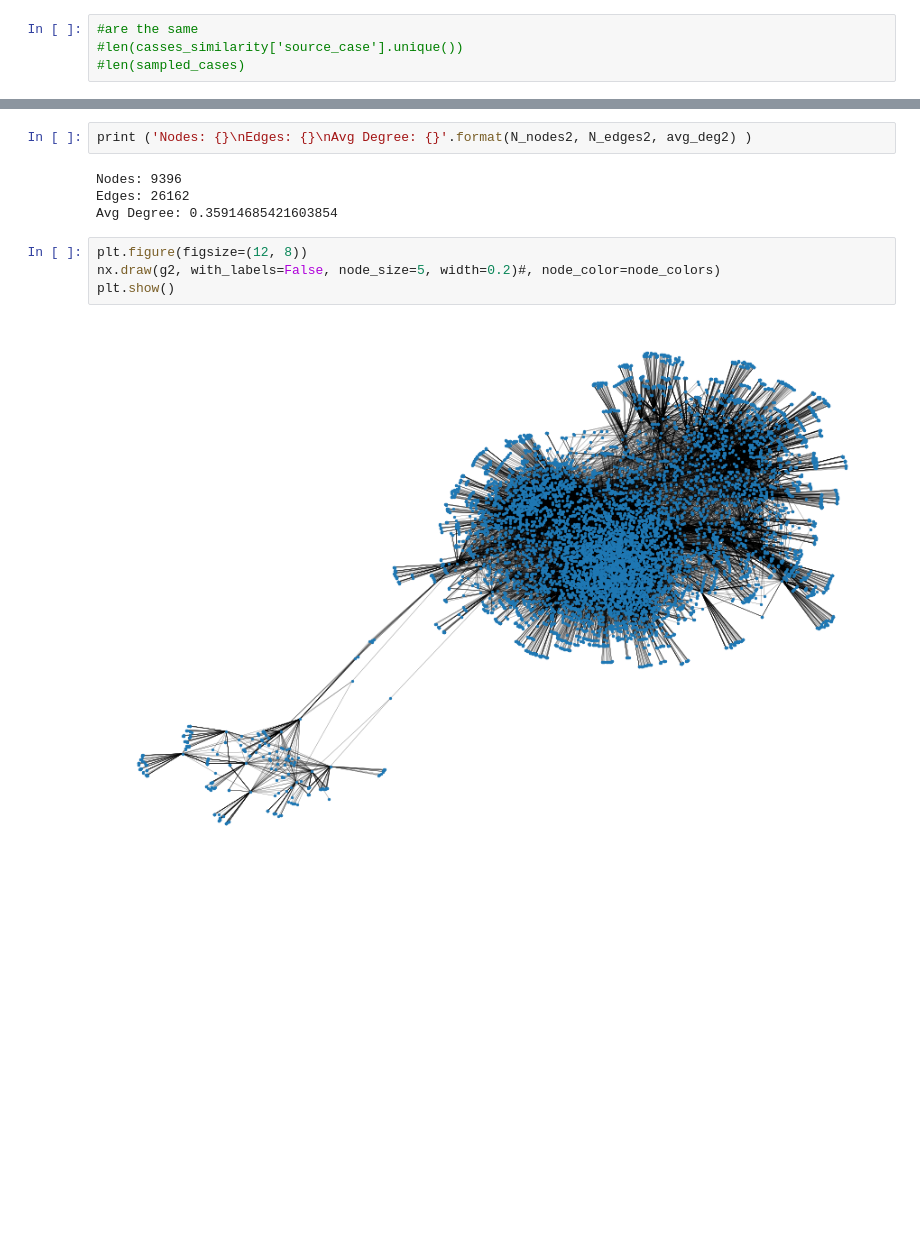
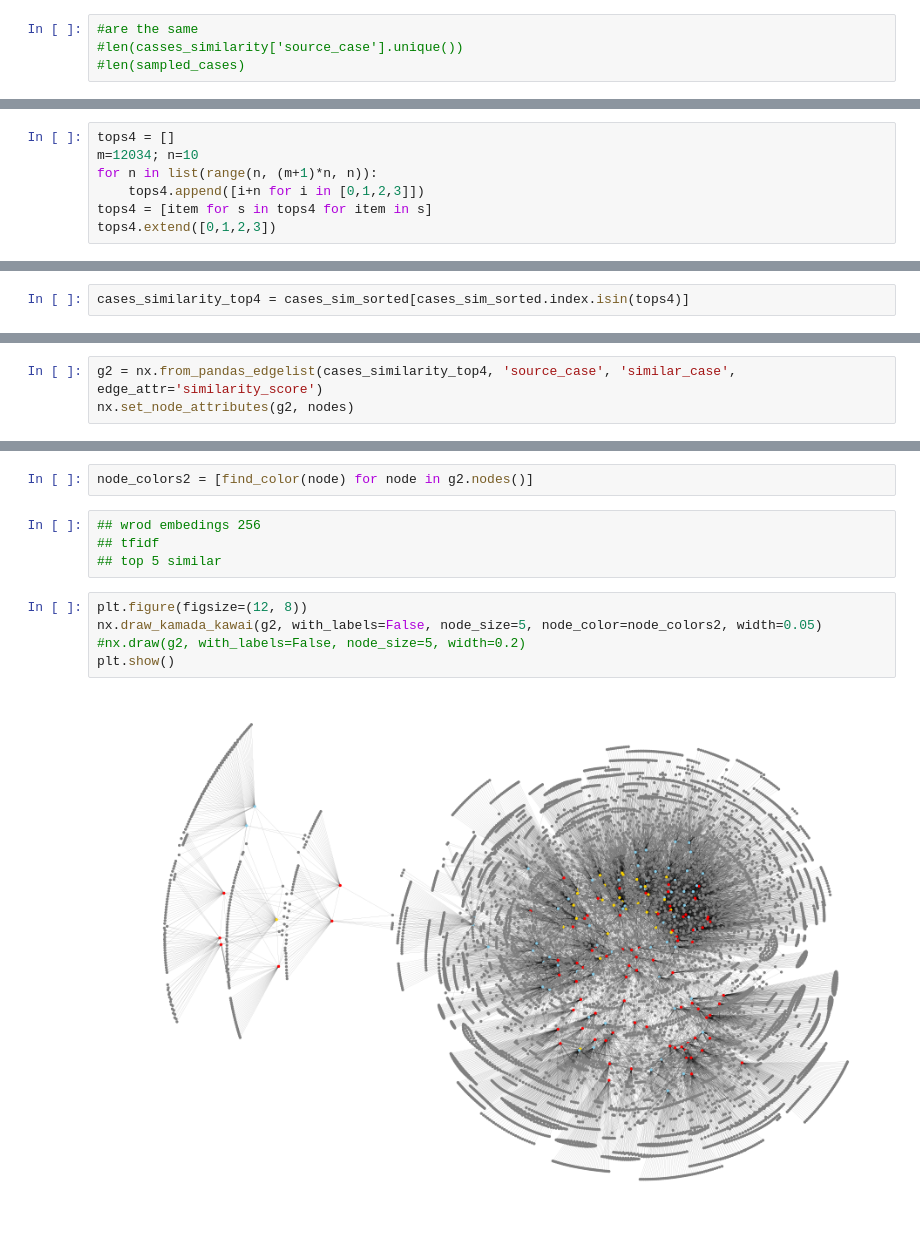
Before and after one commit to Shagunaawasthi/cjeu-court-decision-similarity, a Jupyter notebook: scripts/SetsAnalysis.ipynb, the cells around one changed output, grey strips where cells are left out. Saved outputs shown, nothing was run; the diff lists cells and outputs as text; blank space fills up the shorter version.

Commit message:
similarity graph

```diff
--- a/scripts/SetsAnalysis.ipynb
+++ b/scripts/SetsAnalysis.ipynb
@@ -123,0 +119,7 @@ Graph description
+# %%
+tops4 = []
+m=12034; n=10
+for n in list(range(n, (m+1)*n, n)):
+    tops4.append([i+n for i in [0,1,2,3]])
+tops4 = [item for s in tops4 for item in s]
+tops4.extend([0,1,2,3])
@@ -123,0 +130,2 @@ Graph description
+# %%
+cases_similarity_top4 = cases_sim_sorted[cases_sim_sorted.index.isin(tops4)]
@@ -124 +134,4 @@ Graph description
+# %%
+g2 = nx.from_pandas_edgelist(cases_similarity_top4, 'source_case', 'similar_case', edge_attr='similarity_score')
+nx.set_node_attributes(g2, nodes)
 # %%
@@ -127,12 +146,13 @@ avg_deg2 = float(N_nodes2)/N_edges2
-# %%
-print ('Nodes: {}\nEdges: {}\nAvg Degree: {}'.format(N_nodes2, N_edges2, avg_deg2) )
-# %% [output]
-Nodes: 9396
-Edges: 26162
-Avg Degree: 0.35914685421603854
+# %%
+node_colors2 = [find_color(node) for node in g2.nodes()]
+# %%
+## wrod embedings 256
+## tfidf
+## top 5 similar
 # %%
 plt.figure(figsize=(12, 8))
-nx.draw(g2, with_labels=False, node_size=5, width=0.2)#, node_color=node_colors)
+nx.draw_kamada_kawai(g2, with_labels=False, node_size=5, node_color=node_colors2, width=0.05)
+#nx.draw(g2, with_labels=False, node_size=5, width=0.2)
 plt.show()
 # %% [output]
-[figure, old version]
+[figure, new version]
```
Also changed, not shown: parts of 39 cells of this notebook, 1 other file.
